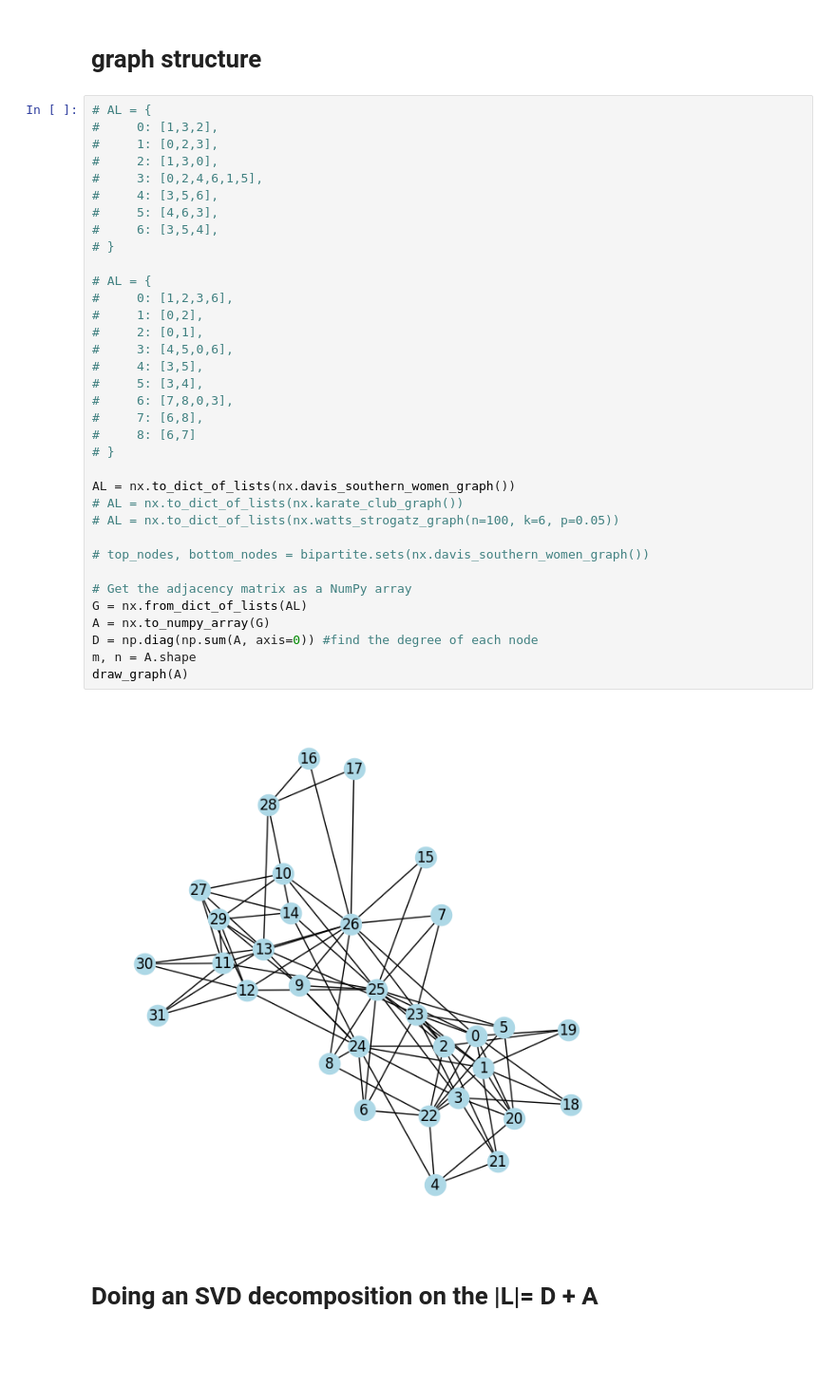
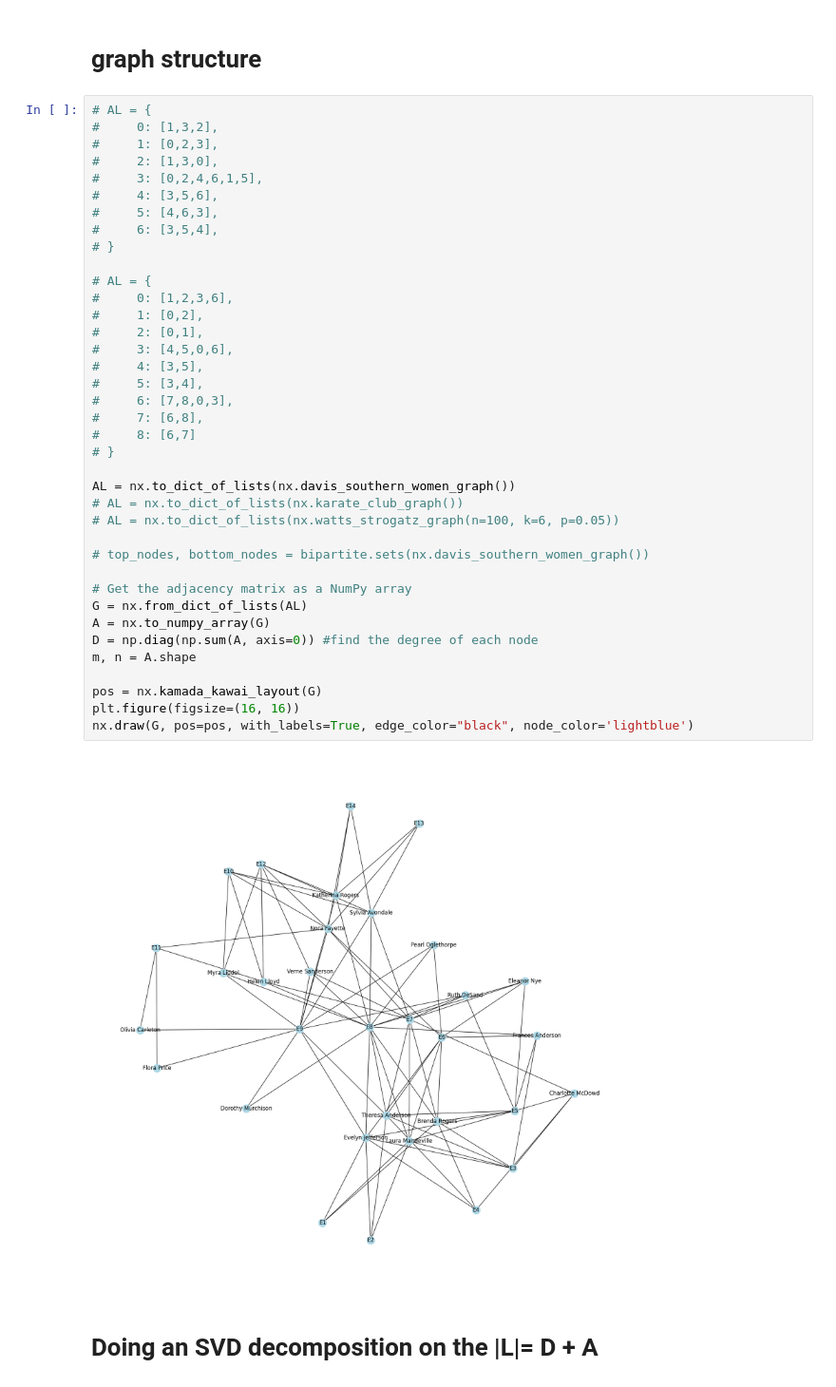
Before and after one commit to xiao278/svd_applications, a Jupyter notebook: community_detection_implementation.ipynb, the cells around one changed output. Shown at 95% size. Drawn from its saved outputs; the diff is of its cells as text; blank space fills up the shorter version.

Commit message:
graphing improvement

```diff
--- a/community_detection_implementation.ipynb
+++ b/community_detection_implementation.ipynb
@@ -44,35 +45,38 @@ def draw_graph(A:np.ndarray, group_labels=None, top_nodes=None):
 #     3: [0,2,4,6,1,5],
 #     4: [3,5,6],
 #     5: [4,6,3],
 #     6: [3,5,4],
 # }
 
 # AL = {
 #     0: [1,2,3,6],
 #     1: [0,2],
 #     2: [0,1],
 #     3: [4,5,0,6],
 #     4: [3,5],
 #     5: [3,4],
 #     6: [7,8,0,3],
 #     7: [6,8],
 #     8: [6,7]
 # }
 
 AL = nx.to_dict_of_lists(nx.davis_southern_women_graph())
 # AL = nx.to_dict_of_lists(nx.karate_club_graph())
 # AL = nx.to_dict_of_lists(nx.watts_strogatz_graph(n=100, k=6, p=0.05))
 
 # top_nodes, bottom_nodes = bipartite.sets(nx.davis_southern_women_graph())
 
 # Get the adjacency matrix as a NumPy array
 G = nx.from_dict_of_lists(AL)
 A = nx.to_numpy_array(G)
 D = np.diag(np.sum(A, axis=0)) #find the degree of each node
 m, n = A.shape
-draw_graph(A)
+
+pos = nx.kamada_kawai_layout(G)
+plt.figure(figsize=(16, 16))
+nx.draw(G, pos=pos, with_labels=True, edge_color="black", node_color='lightblue')
 # %% [output]
-[figure, old version]
+[figure, new version]
 # %% [markdown]
 # Doing an SVD decomposition on the |L|= D + A
 # %%
```
Also changed, not shown: parts of 3 cells of this notebook, 2 other files.
